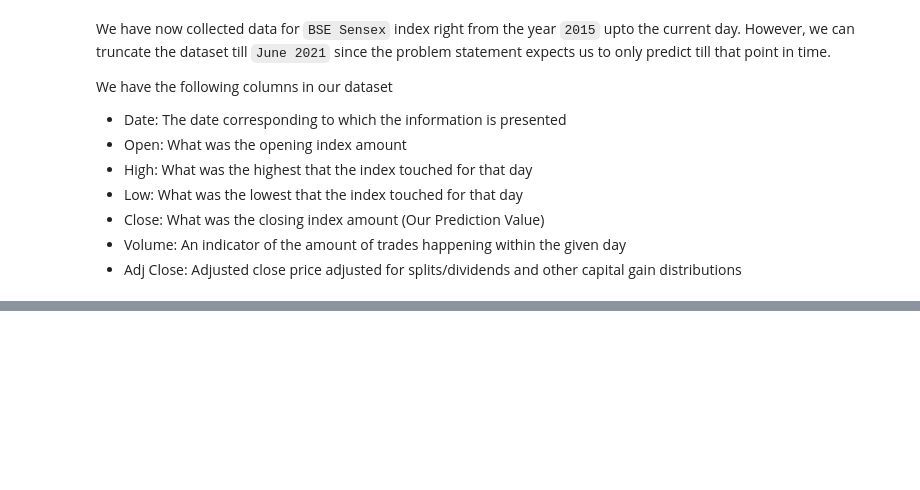
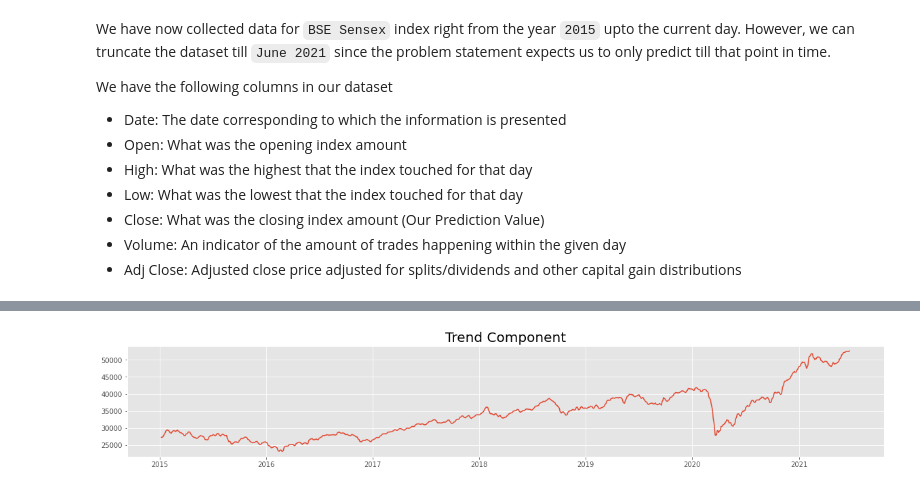
Before and after one commit to ElisonSherton/MTech_DSE_Sem2, a Jupyter notebook: IDS/BSE_Regression.ipynb, the cells around one changed output, grey strips where cells are left out. Drawn from its saved outputs; the diff is of its cells as text; code cells hidden in the pictures; blank space fills up the shorter version.

```diff
--- a/IDS/BSE_Regression.ipynb
+++ b/IDS/BSE_Regression.ipynb
@@ -65,0 +152,12 @@ We have the following columns in our dataset
+# %%
+# fig, ax = plt.subplots(1, 1, figsize = (20,15))
+from statsmodels.tsa.seasonal import seasonal_decompose
+
+result = seasonal_decompose(df["Close*"].values, period=5)
+# %%
+# Look at the trend part of the result
+fig, ax = plt.subplots(1, 1, figsize=(20, 3))
+plt.plot(df.index.tolist(), result.trend)
+plt.title("Trend Component", fontsize=20);
+# %% [output]
+[figure, added]
```
Also changed, not shown: parts of 23 cells of this notebook.
